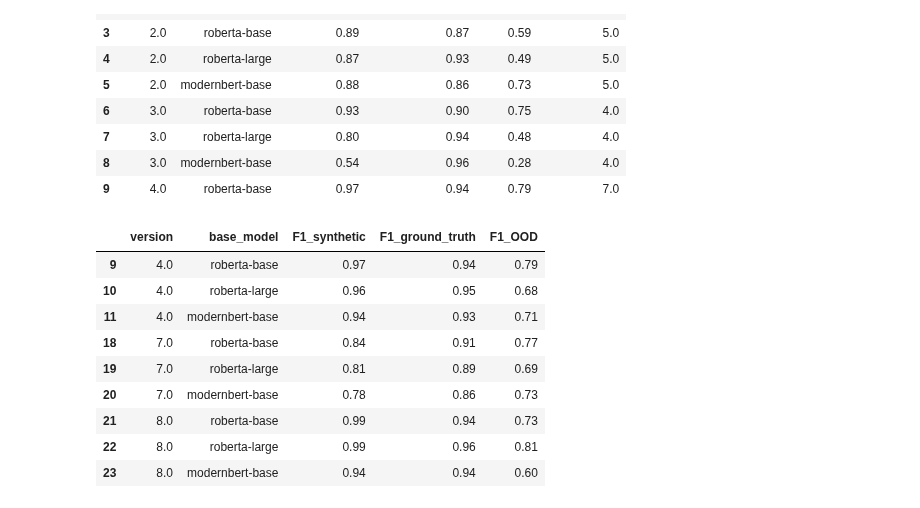
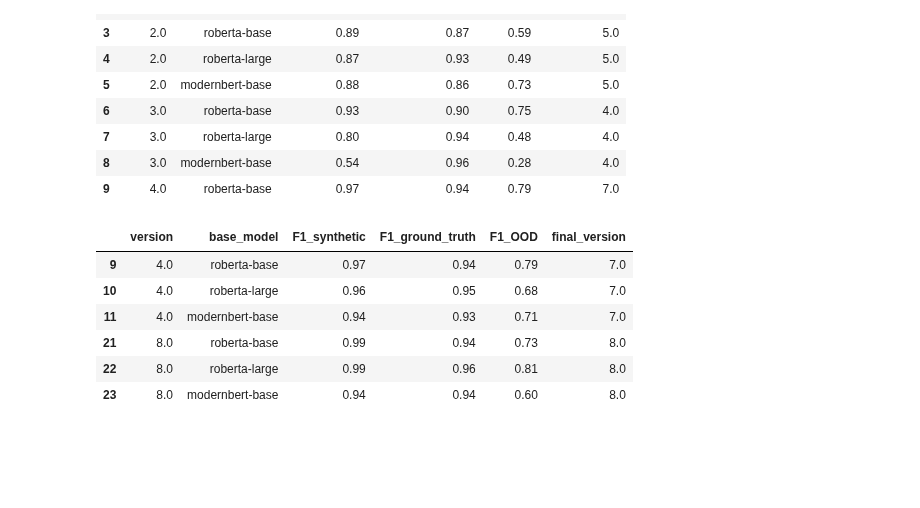
Before and after one commit to h4rz3rk4s3/geometry-of-ignorance, a Jupyter notebook: data_mixture_vis.ipynb, the cells around one changed output. Cells and saved outputs as stored; diff of their text form; code cells hidden in the pictures; blank space fills up the shorter version.

```diff
--- a/data_mixture_vis.ipynb
+++ b/data_mixture_vis.ipynb
@@ -36,15 +34,12 @@ df_data_paper.head(10)
 | 8 | 3.0 | modernbert-base | 0.54 | 0.96 | 0.28 | 4.0 |
 | 9 | 4.0 | roberta-base | 0.97 | 0.94 | 0.79 | 7.0 |
 # %%
-df_data[df_data["version"].isin([4, 7, 8])]
+df_data_paper[df_data_paper["final_version"].isin([7,8])]
 # %% [output]
-|  | version | base_model | F1_synthetic | F1_ground_truth | F1_OOD |
-| 9 | 4.0 | roberta-base | 0.97 | 0.94 | 0.79 |
-| 10 | 4.0 | roberta-large | 0.96 | 0.95 | 0.68 |
-| 11 | 4.0 | modernbert-base | 0.94 | 0.93 | 0.71 |
-| 18 | 7.0 | roberta-base | 0.84 | 0.91 | 0.77 |
-| 19 | 7.0 | roberta-large | 0.81 | 0.89 | 0.69 |
-| 20 | 7.0 | modernbert-base | 0.78 | 0.86 | 0.73 |
-| 21 | 8.0 | roberta-base | 0.99 | 0.94 | 0.73 |
-| 22 | 8.0 | roberta-large | 0.99 | 0.96 | 0.81 |
-| 23 | 8.0 | modernbert-base | 0.94 | 0.94 | 0.60 |
+|  | version | base_model | F1_synthetic | F1_ground_truth | F1_OOD | final_version |
+| 9 | 4.0 | roberta-base | 0.97 | 0.94 | 0.79 | 7.0 |
+| 10 | 4.0 | roberta-large | 0.96 | 0.95 | 0.68 | 7.0 |
+| 11 | 4.0 | modernbert-base | 0.94 | 0.93 | 0.71 | 7.0 |
+| 21 | 8.0 | roberta-base | 0.99 | 0.94 | 0.73 | 8.0 |
+| 22 | 8.0 | roberta-large | 0.99 | 0.96 | 0.81 | 8.0 |
+| 23 | 8.0 | modernbert-base | 0.94 | 0.94 | 0.60 | 8.0 |
```
Also changed, not shown: parts of 5 cells of this notebook, 36 other files.
